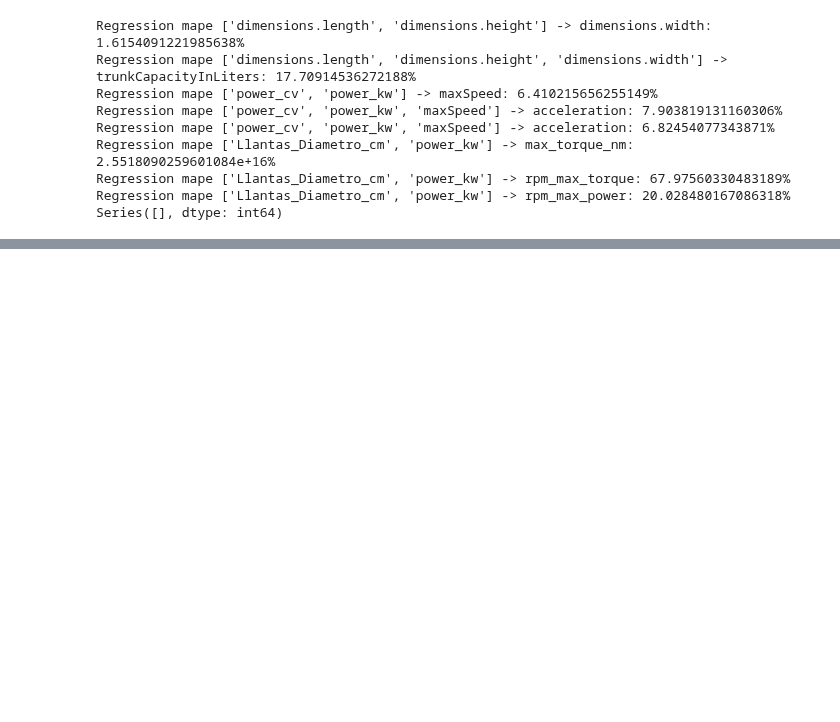
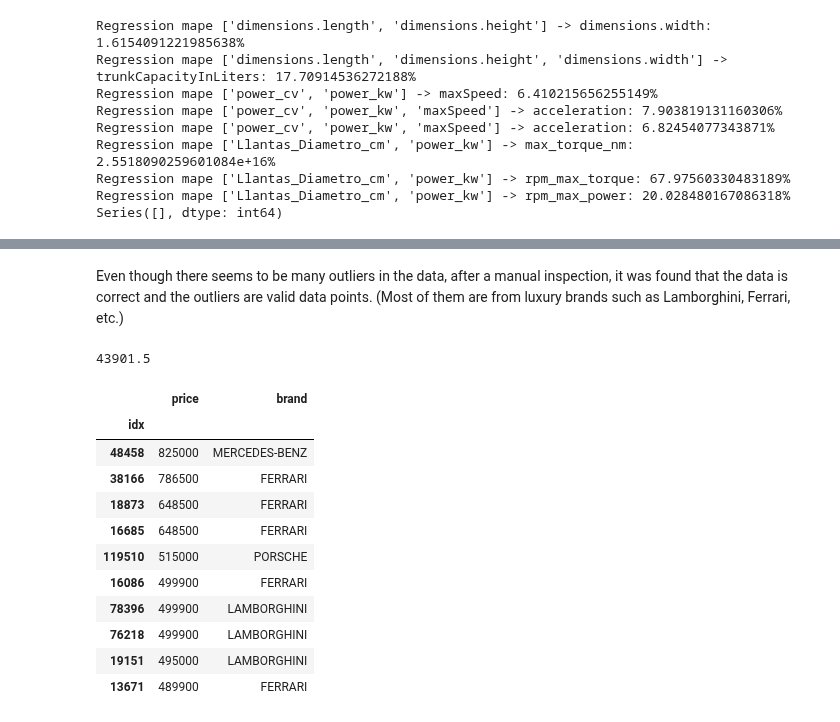
Before and after one commit to Lingfeng555/Cars_Price_Prediction, a Jupyter notebook: Trees/combustion.ipynb, the cells around one changed output, grey strips where cells are left out. Cells and saved outputs as stored; diff of their text form; code cells hidden in the pictures; blank space fills up the shorter version.

```diff
--- a/Trees/combustion.ipynb
+++ b/Trees/combustion.ipynb
@@ -165,0 +178,26 @@ plt.show()
+# %% [markdown]
+Even though there seems to be many outliers in the data, after a manual inspection, it was found that the data is correct and the outliers are valid data points. (Most of them are from luxury brands such as Lamborghini, Ferrari, etc.)
+# %%
+Q1 = data['price'].quantile(0.25)
+Q2 = data['price'].quantile(0.5)
+Q3 = data['price'].quantile(0.75)
+IQR = Q3 - Q1
+
+upper_whisker = (Q3 + 1.5 * IQR)
+print(upper_whisker)
+
+data[data["price"]>upper_whisker][["price", "brand"]].sort_values(by='price', ascending=False)[:10]
+# %% [output]
+43901.5
+|  | price | brand |
+| idx |  |  |
+| 48458 | 825000 | MERCEDES-BENZ |
+| 38166 | 786500 | FERRARI |
+| 18873 | 648500 | FERRARI |
+| 16685 | 648500 | FERRARI |
+| 119510 | 515000 | PORSCHE |
+| 16086 | 499900 | FERRARI |
+| 78396 | 499900 | LAMBORGHINI |
+| 76218 | 499900 | LAMBORGHINI |
+| 19151 | 495000 | LAMBORGHINI |
+| 13671 | 489900 | FERRARI |
```
Also changed, not shown: parts of 9 cells of this notebook.
